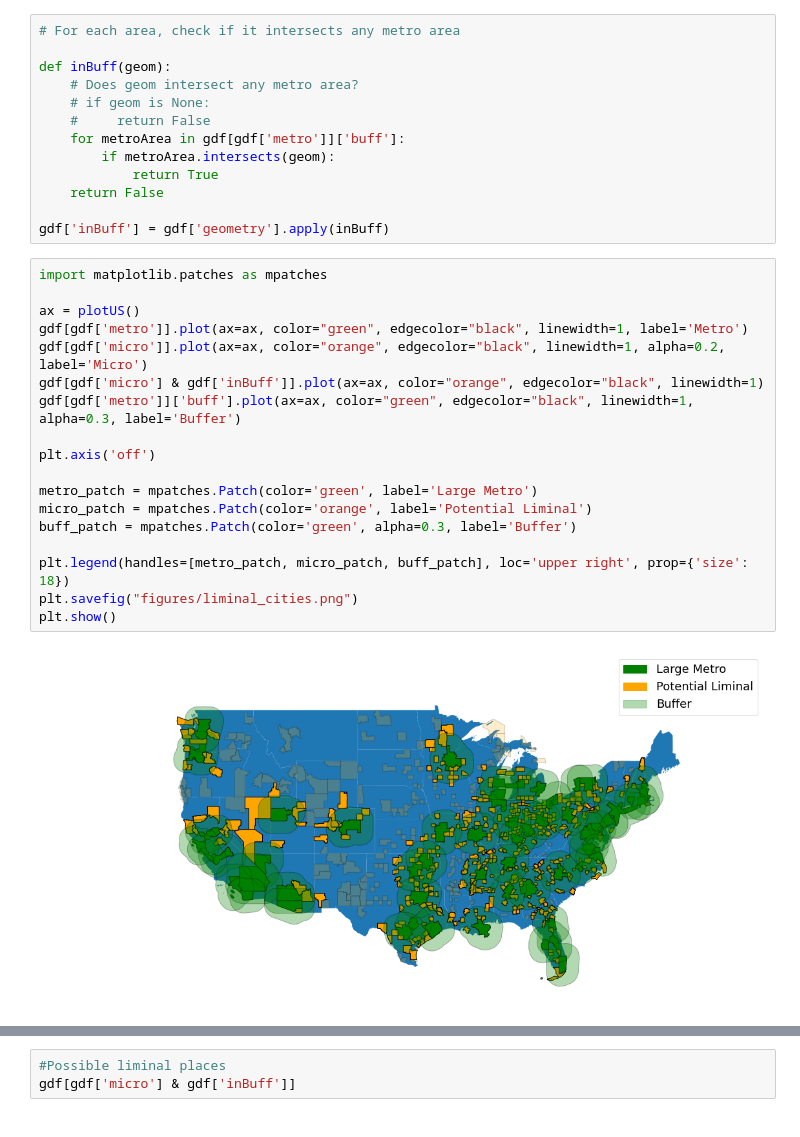
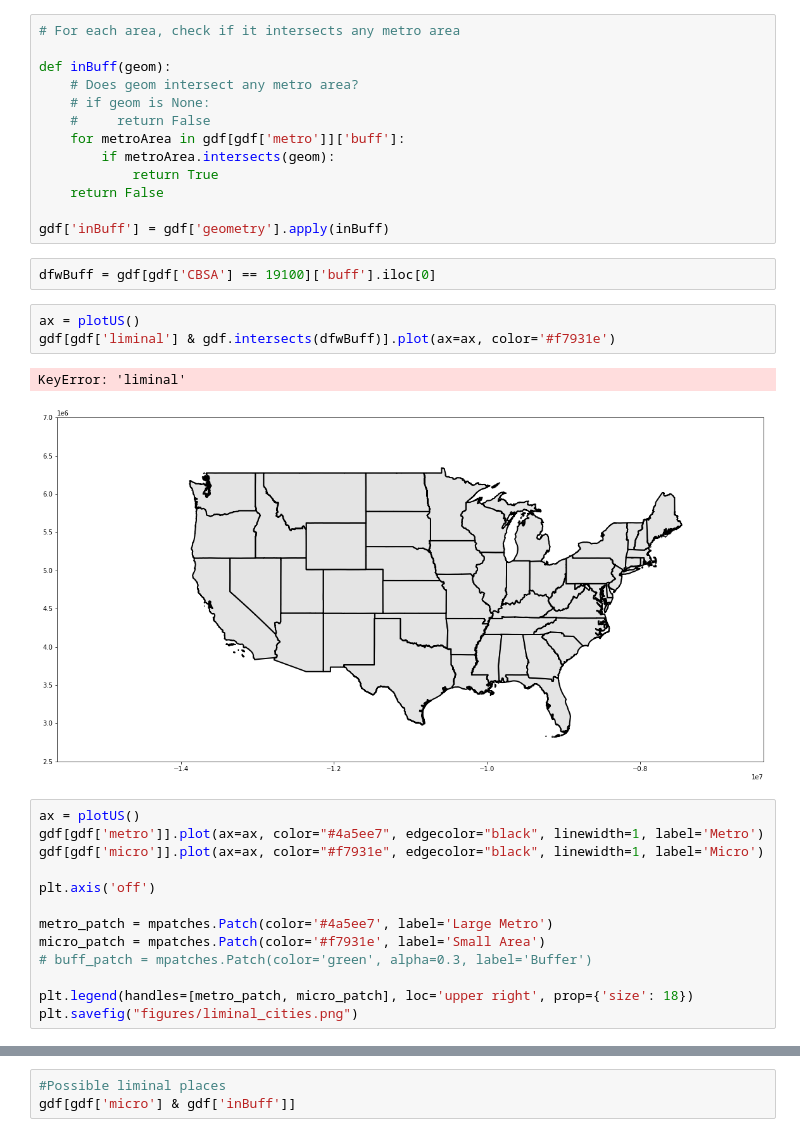
Before and after one commit to ElliottGAbel/Liminal_Cities, a Jupyter notebook: project.ipynb, the cells around one changed output, grey strips where cells are left out. Cells and saved outputs as stored; diff of their text form.

```diff
--- a/project.ipynb
+++ b/project.ipynb
@@ -369,23 +390,24 @@ def inBuff(geom):
     return False
 
 gdf['inBuff'] = gdf['geometry'].apply(inBuff)
+# %%
+dfwBuff = gdf[gdf['CBSA'] == 19100]['buff'].iloc[0]
+# %%
+ax = plotUS()
+gdf[gdf['liminal'] & gdf.intersects(dfwBuff)].plot(ax=ax, color='#f7931e')
+# %% [output]
+KeyError: 'liminal'
+[figure, added]
 # %%
-import matplotlib.patches as mpatches
-
 ax = plotUS()
-gdf[gdf['metro']].plot(ax=ax, color="green", edgecolor="black", linewidth=1, label='Metro')
-gdf[gdf['micro']].plot(ax=ax, color="orange", edgecolor="black", linewidth=1, alpha=0.2, label='Micro')
-gdf[gdf['micro'] & gdf['inBuff']].plot(ax=ax, color="orange", edgecolor="black", linewidth=1)
-gdf[gdf['metro']]['buff'].plot(ax=ax, color="green", edgecolor="black", linewidth=1, alpha=0.3, label='Buffer')
+gdf[gdf['metro']].plot(ax=ax, color="#4a5ee7", edgecolor="black", linewidth=1, label='Metro')
+gdf[gdf['micro']].plot(ax=ax, color="#f7931e", edgecolor="black", linewidth=1, label='Micro')
 
 plt.axis('off')
 
-metro_patch = mpatches.Patch(color='green', label='Large Metro')
-micro_patch = mpatches.Patch(color='orange', label='Potential Liminal')
-buff_patch = mpatches.Patch(color='green', alpha=0.3, label='Buffer')
+metro_patch = mpatches.Patch(color='#4a5ee7', label='Large Metro')
+micro_patch = mpatches.Patch(color='#f7931e', label='Small Area')
+# buff_patch = mpatches.Patch(color='green', alpha=0.3, label='Buffer')
 
-plt.legend(handles=[metro_patch, micro_patch, buff_patch], loc='upper right', prop={'size': 18})
+plt.legend(handles=[metro_patch, micro_patch], loc='upper right', prop={'size': 18})
 plt.savefig("figures/liminal_cities.png")
-plt.show()
-# %% [output]
-[figure, removed]
```
Also changed, not shown: parts of 16 cells of this notebook, 23 other files.
